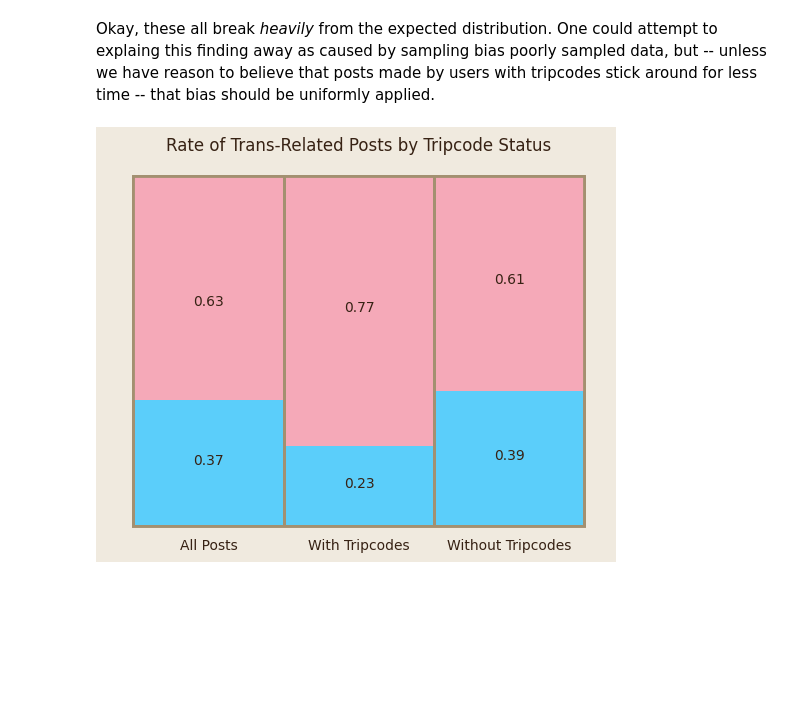
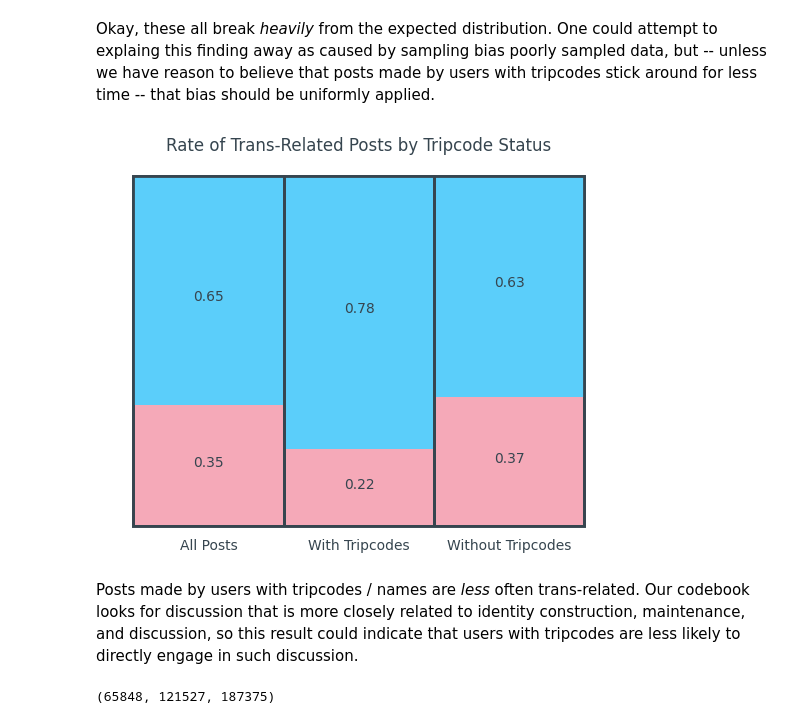
Before and after one commit to bucketteOfIvy/4chan-cca, a Jupyter notebook: code/SummaryAnalysis.ipynb, the cells around one changed output. Saved outputs shown, nothing was run; the diff lists cells and outputs as text; code cells hidden in the pictures; blank space fills up the shorter version.

Commit message:
updated code to account for results redo

```diff
--- a/code/SummaryAnalysis.ipynb
+++ b/code/SummaryAnalysis.ipynb
@@ -14,9 +14,14 @@ import pandas as pd
 import numpy as np
 import scipy.stats as scistats
 # %%
-BACKGROUND_COLOR = '#f0eadf'
-SPINE_COLOR = '#a39070'
-FONT_COLOR = '#372214'
+#BACKGROUND_COLOR = '#f0eadf'
+BACKGROUND_COLOR = '#ffffff'
+
+#SPINE_COLOR = '#a39070'
+#FONT_COLOR = '#372214'
+
+SPINE_COLOR = "#36454f"
+FONT_COLOR = "#36454f"
 
 bar_colors = {
     0:'#5BCEFA',
@@ -321,8 +308,8 @@ rates = {
 }
 
 bar_colors = {
-    'Trans Posts':'#5BCEFA',
-    'Non Trans Posts':'#F5A9B8'
+    'Trans Posts':'#F5A9B8',
+    'Non Trans Posts':'#5BCEFA'
 }
 
 
@@ -358,31 +345,37 @@ for boolean, rate in rates.items():
                edgecolor=SPINE_COLOR, linewidth=5)
 
 
     bottom += rate
 
 x_pos = -.1
 ax.annotate(round(percent_trans_post_global,2),
             (x_pos, percent_trans_post_global*.5))
 ax.annotate(round(1 - percent_trans_post_global,2),
             (x_pos, 1 - percent_trans_post_global))
 
 x_pos = .9
 ax.annotate(round(trans_tripcode_rate,2),
             (x_pos, trans_tripcode_rate*.5))
 ax.annotate(round(1 - trans_tripcode_rate,2),
             (x_pos, 1 - (1 - trans_tripcode_rate) * .5))
 
 x_pos = 1.9
 ax.annotate(round(trans_anonymous_rate,2),
             (x_pos, trans_anonymous_rate*.5))
 ax.annotate(round(1 - trans_anonymous_rate,2),
             (x_pos, 1 - (1 - trans_anonymous_rate) * .5))
 
 
 ax.set_title('Rate of Trans-Related Posts by Tripcode Status')
 
 #fig.tight_layout()
 
 plt.show()
 # %% [output]
-[figure, old version]
+[figure, new version]
+# %% [markdown]
+Posts made by users with tripcodes / names are _less_ often trans-related. Our codebook looks for discussion that is more closely related to identity construction, maintenance, and discussion, so this result could indicate that users with tripcodes are less likely to directly engage in such discussion.
+# %%
+sum(all_posts['transRelated']), len(all_posts) - sum(all_posts['transRelated']), len(all_posts)
+# %% [output]
+(65848, 121527, 187375)
```
Also changed, not shown: parts of 5 cells of this notebook, 3 other files.
